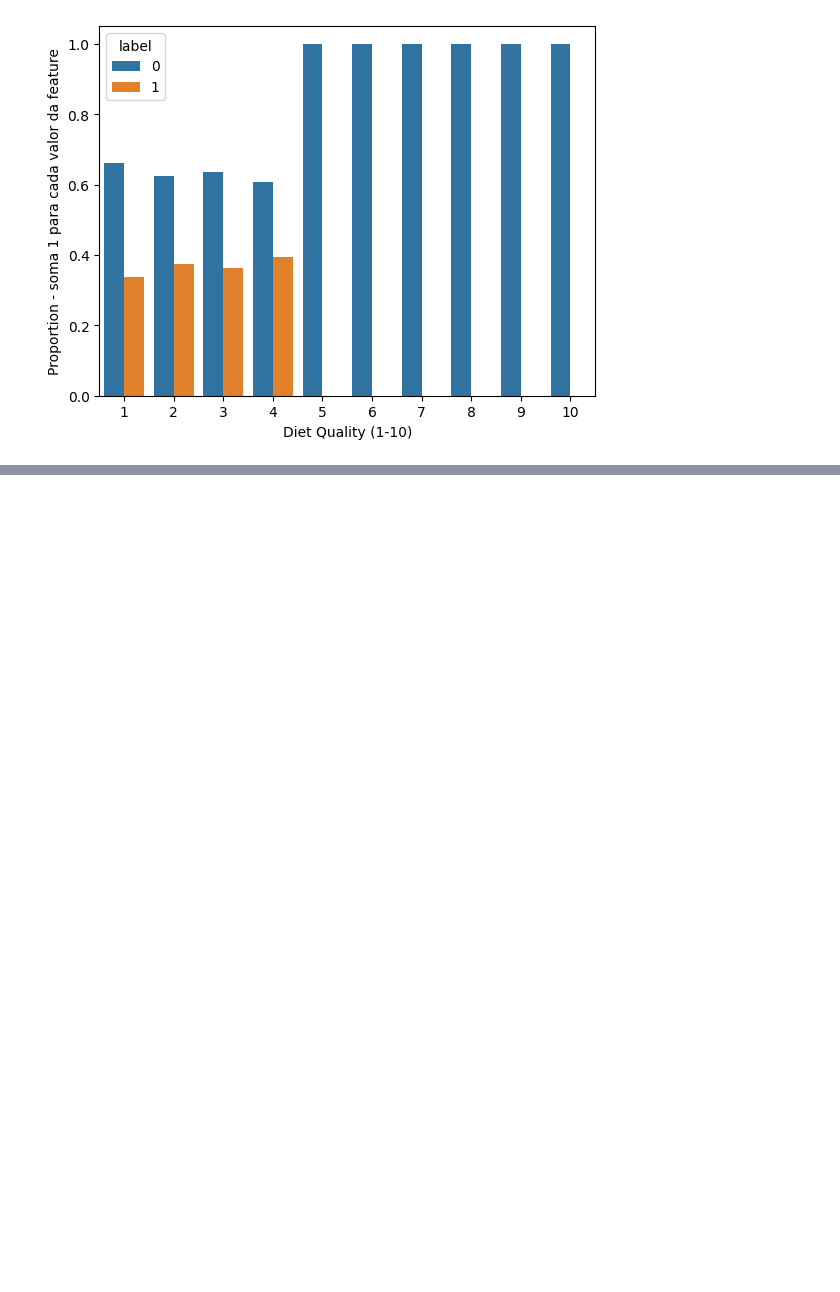
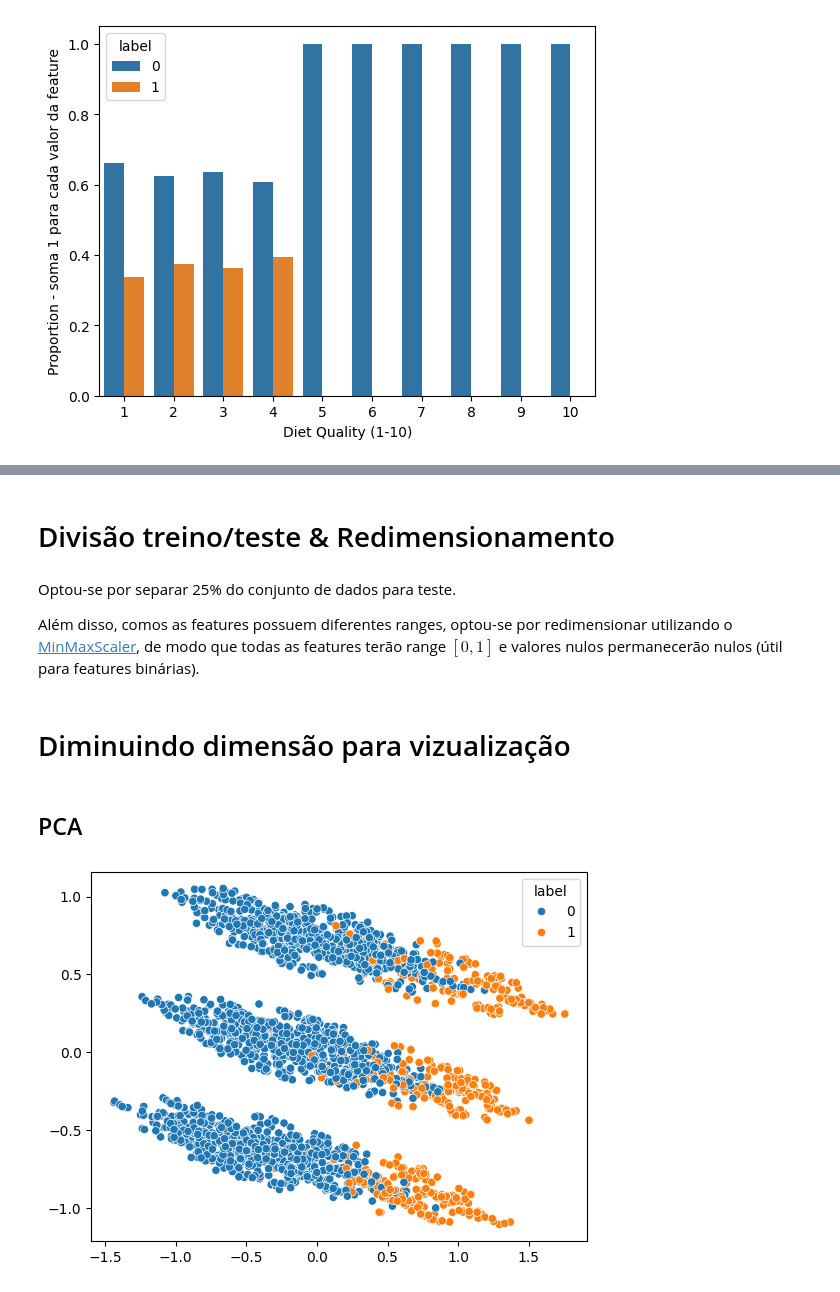
Before and after one commit to joaoloss/social-anxiety-analysis, a Jupyter notebook: src.ipynb, the cells around one changed output, grey strips where cells are left out. Cells and saved outputs as stored; diff of their text form; code cells hidden in the pictures; blank space fills up the shorter version.

```diff
--- a/src.ipynb
+++ b/src.ipynb
@@ -231,0 +330,6 @@ Dúvidas
+# %% [markdown]
+# Divisão treino/teste & Redimensionamento
+# %% [markdown]
+Optou-se por separar 25% do conjunto de dados para teste.
+
+Além disso, comos as features possuem diferentes ranges, optou-se por redimensionar utilizando o [MinMaxScaler](https://scikit-learn.org/stable/modules/generated/sklearn.preprocessing.MinMaxScaler.html#minmaxscaler), de modo que todas as features terão range $[0,1]$ e valores nulos permanecerão nulos (útil para features binárias).
@@ -231,0 +411,2 @@ Dúvidas
+# %% [markdown]
+# Diminuindo dimensão para vizualização
@@ -231,0 +418,11 @@ Dúvidas
+# %%
+train_df_level_1 = pd.read_csv('train_data/train_level_1.csv')
+# %% [markdown]
+## PCA
+# %%
+pca = PCA(n_components=2)
+pca_result = pca.fit_transform(train_df_level_1.drop('label', axis=1))
+# %%
+sns.scatterplot(x=pca_result[:, 0], y=pca_result[:, 1], hue=train_df_level_1['label']);
+# %% [output]
+[figure, added]
```
Also changed, not shown: parts of 38 cells of this notebook, 12 other files.
